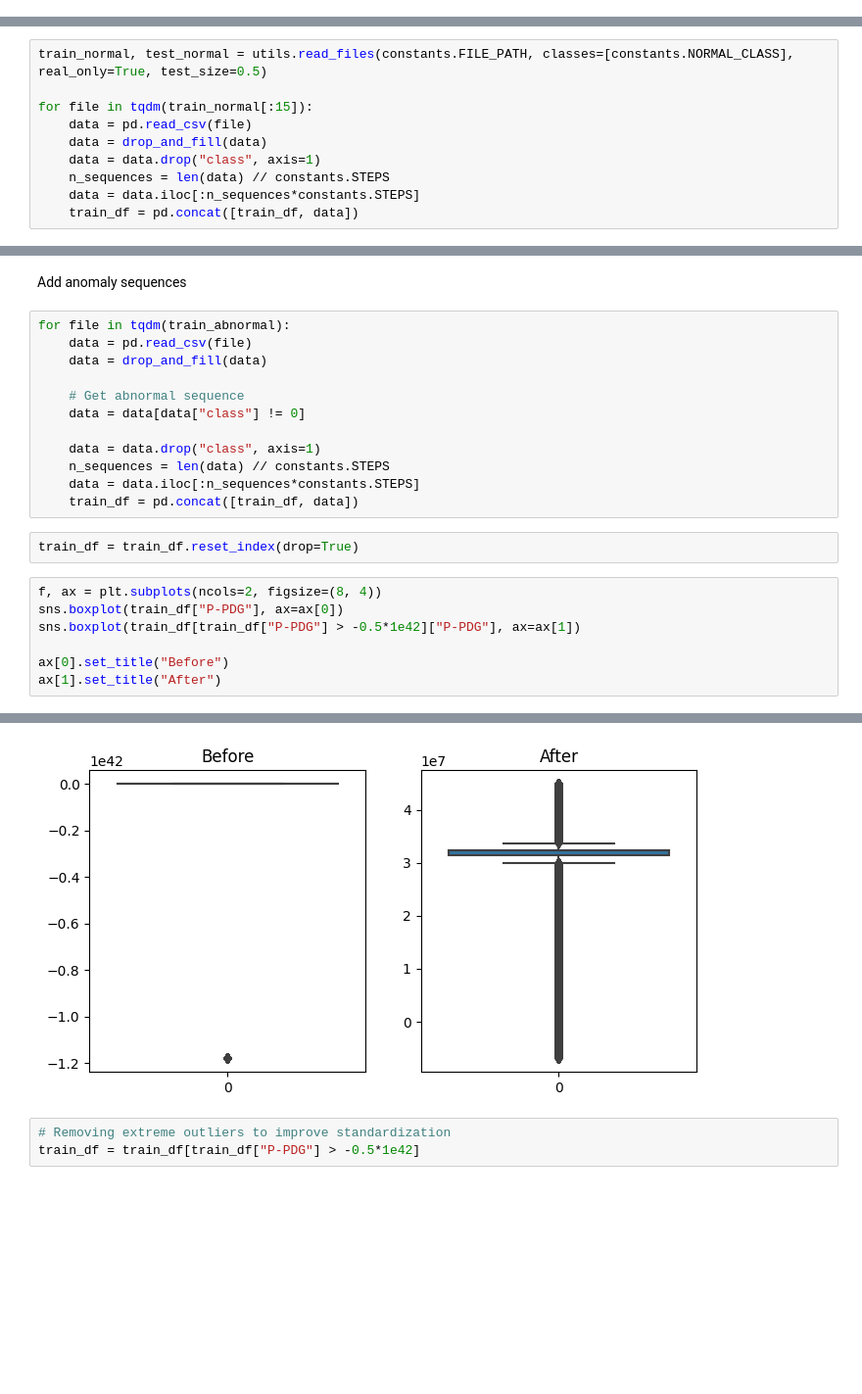
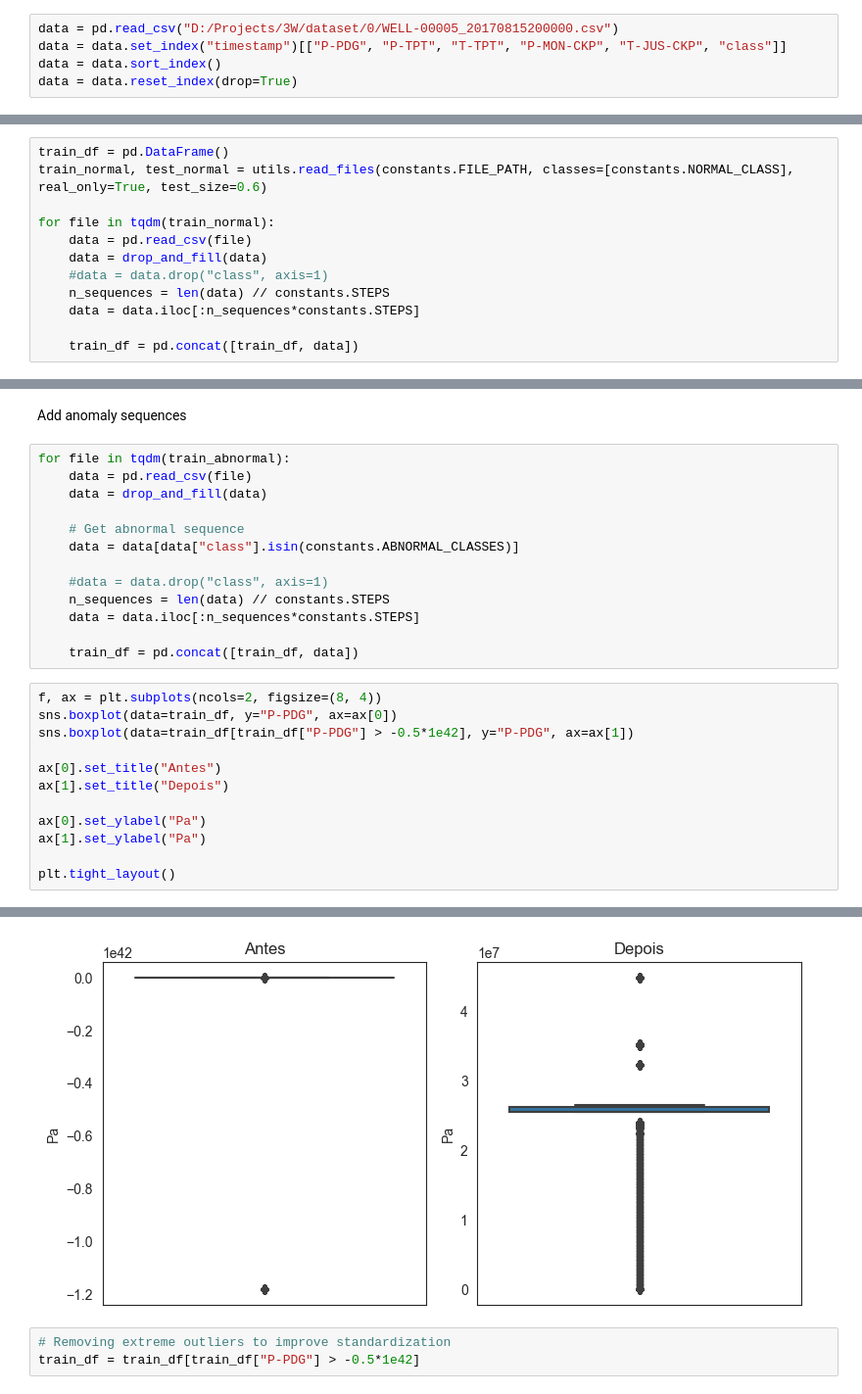
Before and after one commit to bernardoco/3W, a Jupyter notebook: src/anomaly_detection.ipynb, the cells around one changed output, grey strips where cells are left out. Shown at 98% size. Drawn from its saved outputs; the diff is of its cells as text; blank space fills up the shorter version.

Commit message:
project updates

```diff
--- a/src/anomaly_detection.ipynb
+++ b/src/anomaly_detection.ipynb
@@ -23,0 +28,5 @@ train_df = pd.DataFrame()
+# %%
+data = pd.read_csv("D:/Projects/3W/dataset/0/WELL-00005_20170815200000.csv")
+data = data.set_index("timestamp")[["P-PDG", "P-TPT", "T-TPT", "P-MON-CKP", "T-JUS-CKP", "class"]]
+data = data.sort_index()
+data = data.reset_index(drop=True)
@@ -26,14 +55,16 @@ train_df = pd.DataFrame()
 # %% [markdown]
 Add normal sequences
 # %%
-train_normal, test_normal = utils.read_files(constants.FILE_PATH, classes=[constants.NORMAL_CLASS], real_only=True, test_size=0.5)
+train_df = pd.DataFrame()
+train_normal, test_normal = utils.read_files(constants.FILE_PATH, classes=[constants.NORMAL_CLASS], real_only=True, test_size=0.6)
 
-for file in tqdm(train_normal[:15]):
+for file in tqdm(train_normal):
     data = pd.read_csv(file)
     data = drop_and_fill(data)
-    data = data.drop("class", axis=1)
+    #data = data.drop("class", axis=1)
     n_sequences = len(data) // constants.STEPS
     data = data.iloc[:n_sequences*constants.STEPS]
+
     train_df = pd.concat([train_df, data])
 # %% [markdown]
 Add normal sequences from abnormal files
@@ -62,19 +93,23 @@ for file in tqdm(train_abnormal):
     data = drop_and_fill(data)
 
     # Get abnormal sequence
-    data = data[data["class"] != 0]
+    data = data[data["class"].isin(constants.ABNORMAL_CLASSES)]
 
-    data = data.drop("class", axis=1)
+    #data = data.drop("class", axis=1)
     n_sequences = len(data) // constants.STEPS
     data = data.iloc[:n_sequences*constants.STEPS]
+
     train_df = pd.concat([train_df, data])
-# %%
-train_df = train_df.reset_index(drop=True)
 # %%
 f, ax = plt.subplots(ncols=2, figsize=(8, 4))
-sns.boxplot(train_df["P-PDG"], ax=ax[0])
-sns.boxplot(train_df[train_df["P-PDG"] > -0.5*1e42]["P-PDG"], ax=ax[1])
+sns.boxplot(data=train_df, y="P-PDG", ax=ax[0])
+sns.boxplot(data=train_df[train_df["P-PDG"] > -0.5*1e42], y="P-PDG", ax=ax[1])
 
-ax[0].set_title("Before")
-ax[1].set_title("After")
+ax[0].set_title("Antes")
+ax[1].set_title("Depois")
+
+ax[0].set_ylabel("Pa")
+ax[1].set_ylabel("Pa")
+
+plt.tight_layout()
 # %% [output]
@@ -82,4 +116,4 @@ Text(0.5, 1.0, 'After')
-[figure, old version]
+[figure, new version]
 # %%
 # Removing extreme outliers to improve standardization
 train_df = train_df[train_df["P-PDG"] > -0.5*1e42]
```
Also changed, not shown: parts of 36 cells of this notebook, 11 other files.
